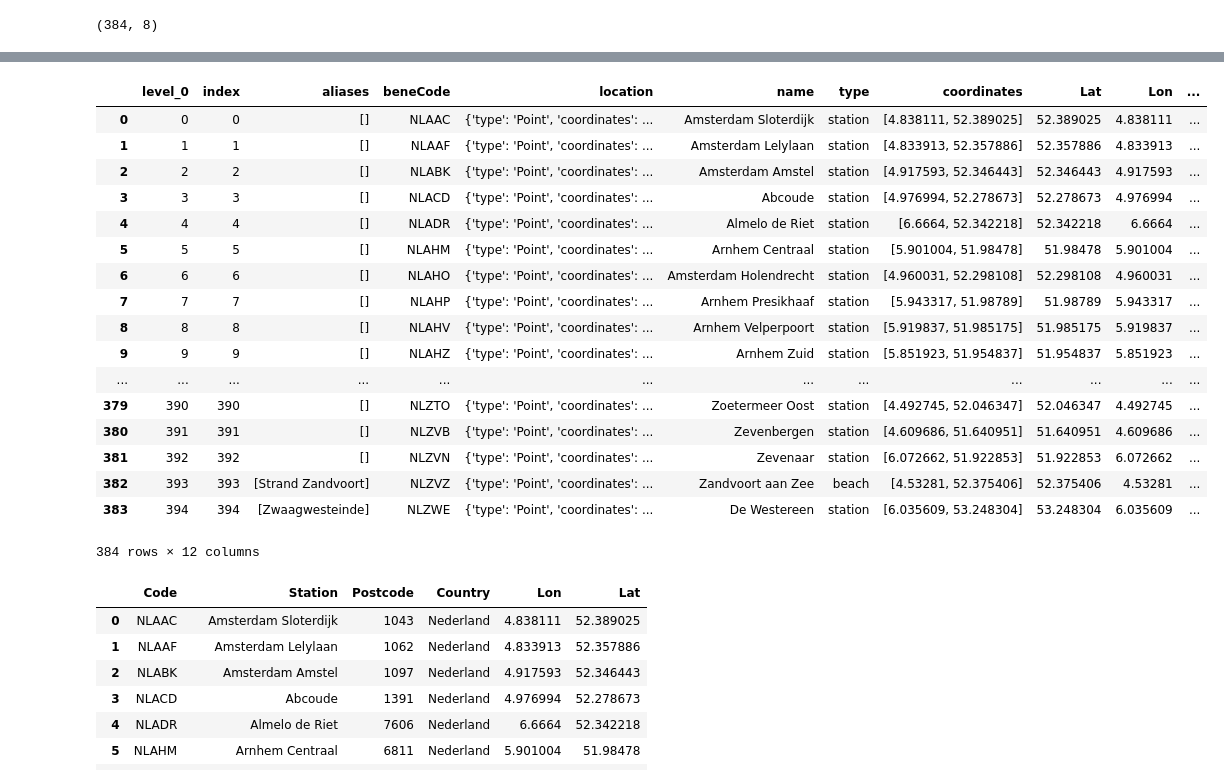
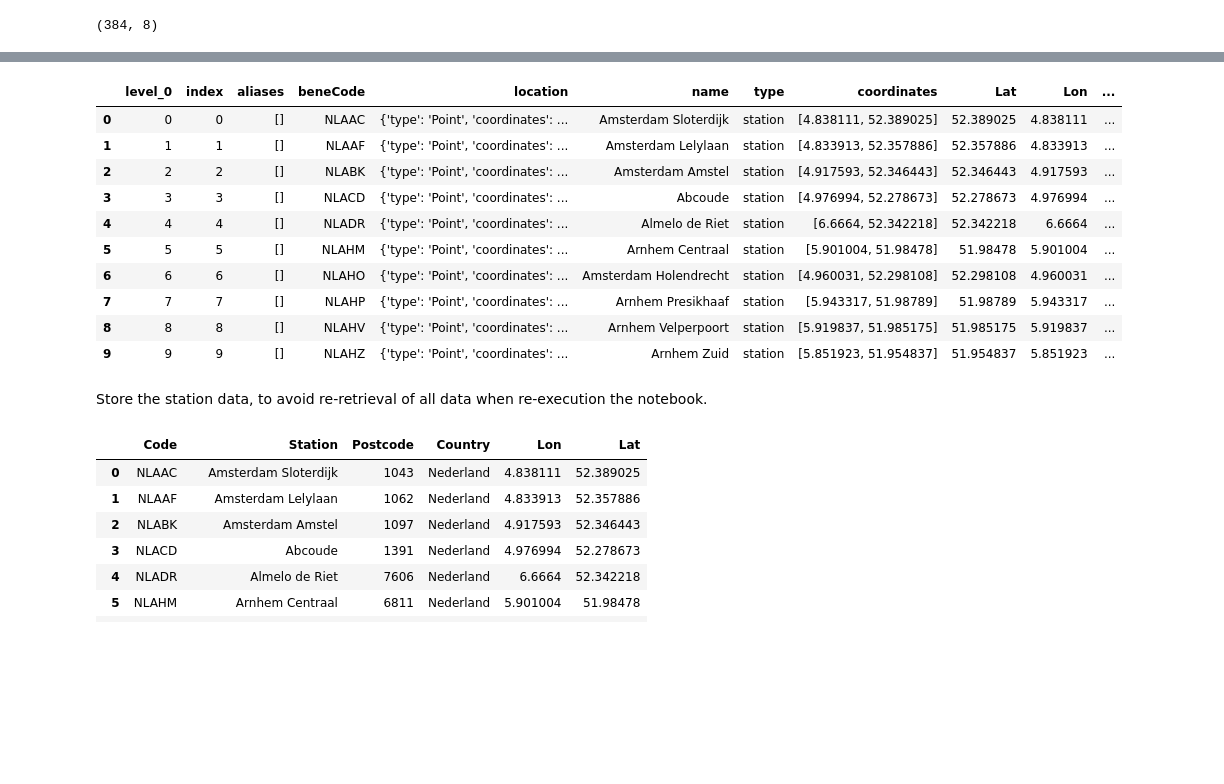
Before and after one commit to ArjanLem/Coursera_Capstone, a Jupyter notebook: BattleNeighbourhoods/classification_dutch_train_stations-wk5.ipynb, the cells around one changed output, grey strips where cells are left out. Drawn from its saved outputs; the diff is of its cells as text; code cells hidden in the pictures; blank space fills up the shorter version.

Commit message:
rework notebook / add TOC, discussion, conclusion

```diff
--- a/BattleNeighbourhoods/classification_dutch_train_stations-wk5.ipynb
+++ b/BattleNeighbourhoods/classification_dutch_train_stations-wk5.ipynb
@@ -197,24 +224,17 @@ for idx, station in nl_stations_df.iterrows():
 # %%
-nl_stations_df
+nl_stations_df.head(10)
 # %% [output]
 |  | level_0 | index | aliases | beneCode | location | name | type | coordinates | Lat | Lon | ... |
 | 0 | 0 | 0 | [] | NLAAC | {'type': 'Point', 'coordinates': ... | Amsterdam Sloterdijk | station | [4.838111, 52.389025] | 52.389025 | 4.838111 | ... |
 | 1 | 1 | 1 | [] | NLAAF | {'type': 'Point', 'coordinates': ... | Amsterdam Lelylaan | station | [4.833913, 52.357886] | 52.357886 | 4.833913 | ... |
 | 2 | 2 | 2 | [] | NLABK | {'type': 'Point', 'coordinates': ... | Amsterdam Amstel | station | [4.917593, 52.346443] | 52.346443 | 4.917593 | ... |
 | 3 | 3 | 3 | [] | NLACD | {'type': 'Point', 'coordinates': ... | Abcoude | station | [4.976994, 52.278673] | 52.278673 | 4.976994 | ... |
 | 4 | 4 | 4 | [] | NLADR | {'type': 'Point', 'coordinates': ... | Almelo de Riet | station | [6.6664, 52.342218] | 52.342218 | 6.6664 | ... |
 | 5 | 5 | 5 | [] | NLAHM | {'type': 'Point', 'coordinates': ... | Arnhem Centraal | station | [5.901004, 51.98478] | 51.98478 | 5.901004 | ... |
 | 6 | 6 | 6 | [] | NLAHO | {'type': 'Point', 'coordinates': ... | Amsterdam Holendrecht | station | [4.960031, 52.298108] | 52.298108 | 4.960031 | ... |
 | 7 | 7 | 7 | [] | NLAHP | {'type': 'Point', 'coordinates': ... | Arnhem Presikhaaf | station | [5.943317, 51.98789] | 51.98789 | 5.943317 | ... |
 | 8 | 8 | 8 | [] | NLAHV | {'type': 'Point', 'coordinates': ... | Arnhem Velperpoort | station | [5.919837, 51.985175] | 51.985175 | 5.919837 | ... |
 | 9 | 9 | 9 | [] | NLAHZ | {'type': 'Point', 'coordinates': ... | Arnhem Zuid | station | [5.851923, 51.954837] | 51.954837 | 5.851923 | ... |
-| ... | ... | ... | ... | ... | ... | ... | ... | ... | ... | ... | ... |
-| 379 | 390 | 390 | [] | NLZTO | {'type': 'Point', 'coordinates': ... | Zoetermeer Oost | station | [4.492745, 52.046347] | 52.046347 | 4.492745 | ... |
-| 380 | 391 | 391 | [] | NLZVB | {'type': 'Point', 'coordinates': ... | Zevenbergen | station | [4.609686, 51.640951] | 51.640951 | 4.609686 | ... |
-| 381 | 392 | 392 | [] | NLZVN | {'type': 'Point', 'coordinates': ... | Zevenaar | station | [6.072662, 51.922853] | 51.922853 | 6.072662 | ... |
-| 382 | 393 | 393 | [Strand Zandvoort] | NLZVZ | {'type': 'Point', 'coordinates': ... | Zandvoort aan Zee | beach | [4.53281, 52.375406] | 52.375406 | 4.53281 | ... |
-| 383 | 394 | 394 | [Zwaagwesteinde] | NLZWE | {'type': 'Point', 'coordinates': ... | De Westereen | station | [6.035609, 53.248304] | 53.248304 | 6.035609 | ... |
-384 rows × 12 columns
 # %%
 nl_stations_df = nl_stations_df[['beneCode', 'name', 'Postcode', 'Country', 'Lon', 'Lat']]
 nl_stations_df = nl_stations_df.rename(columns={"name": "Station"})
@@ -222,6 +242,8 @@ nl_stations_df = nl_stations_df.rename(columns={"beneCode": "Code"})
 nl_stations_df = nl_stations_df[nl_stations_df['Country']=='Nederland']
 # %%
 nl_stations_df.drop_duplicates(subset = 'Code', keep = False, inplace = True)
+# %% [markdown]
+Store the station data, to avoid re-retrieval of all data when re-execution the notebook.
 # %%
 nl_stations_df.to_csv('ns_nl_stations.csv')
 nl_stations_df.head(16)
```
Also changed, not shown: parts of 90 cells of this notebook, 5 other files.
